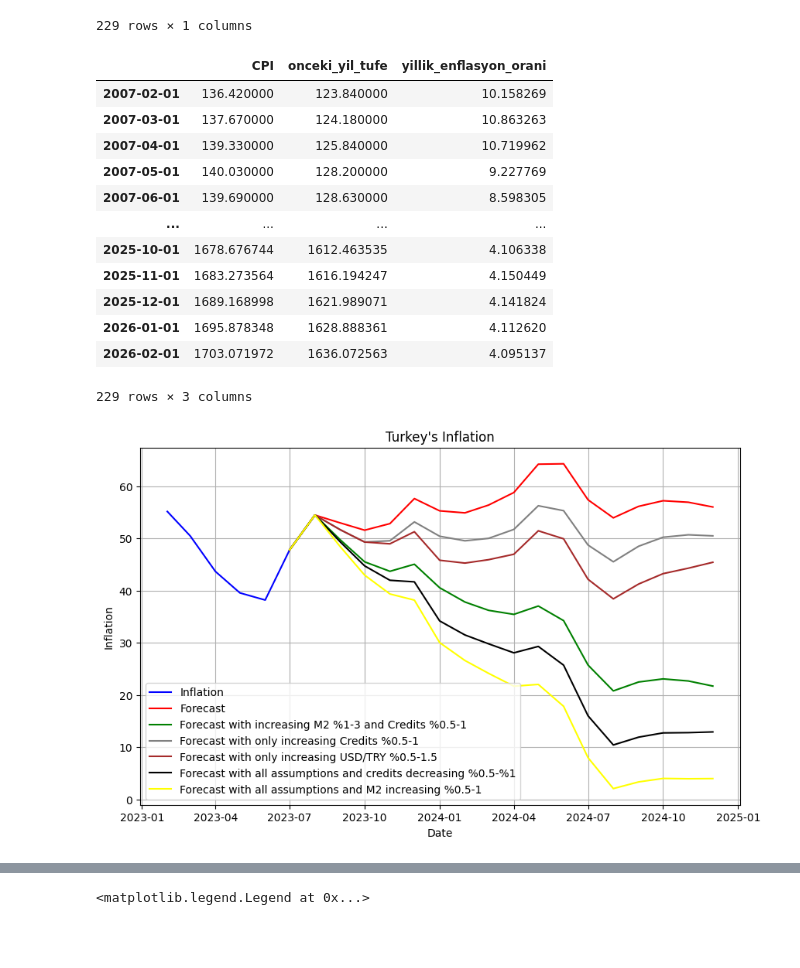
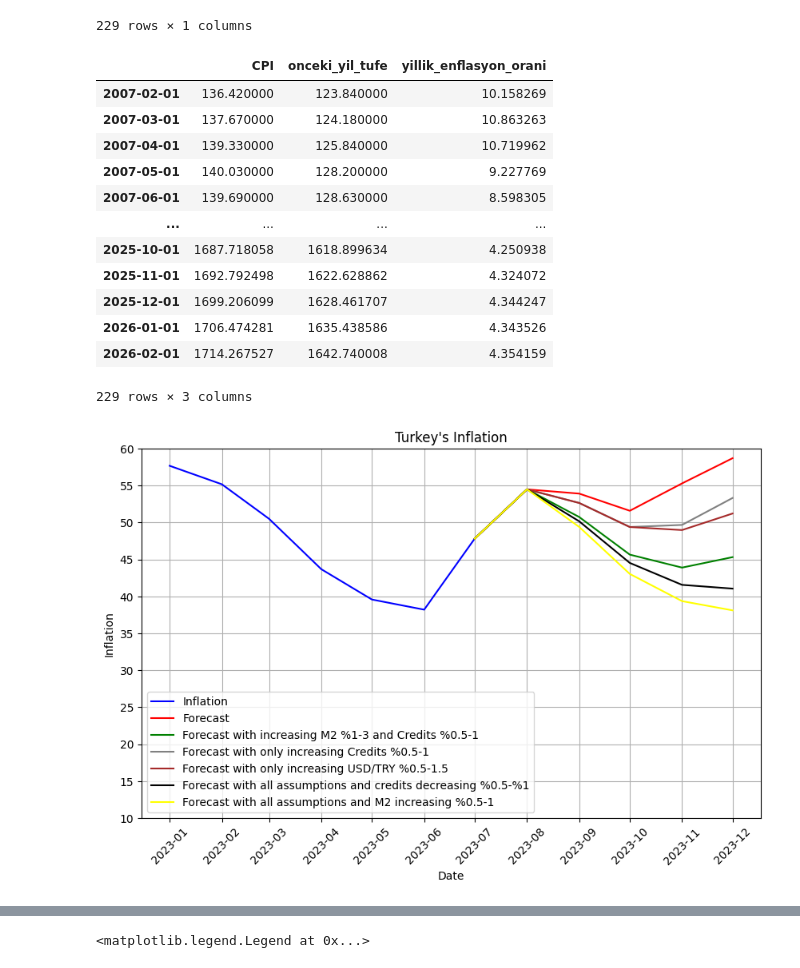
Before and after one commit to kaboya19/InflationForecast, a Jupyter notebook: InflationForecast.ipynb, the cells around one changed output, grey strips where cells are left out. Drawn from its saved outputs; the diff is of its cells as text; code cells hidden in the pictures; blank space fills up the shorter version.

```diff
--- a/InflationForecast.ipynb
+++ b/InflationForecast.ipynb
@@ -839,7 +839,7 @@ usdtahmin
 
 usdtahmin["USD Tahmin"]=usdtahmin["USD Tahmin"].shift(1)
 usdtahmin.iloc[0,0]=26.94
-usdtahmin.iloc[1,0]=25.9
+usdtahmin.iloc[1,0]=26.50
 usdtahmin["USD Tahmin Assumption 2"]=usdtahmin["USD Tahmin"]
 for i in range(0, len(usdtahmin)-3):
 
@@ -1255,11 +1255,11 @@ dfas6
 | 2007-05-01 | 140.030000 | 128.200000 | 9.227769 |
 | 2007-06-01 | 139.690000 | 128.630000 | 8.598305 |
 | ... | ... | ... | ... |
-| 2025-10-01 | 1678.676744 | 1612.463535 | 4.106338 |
-| 2025-11-01 | 1683.273564 | 1616.194247 | 4.150449 |
-| 2025-12-01 | 1689.168998 | 1621.989071 | 4.141824 |
-| 2026-01-01 | 1695.878348 | 1628.888361 | 4.112620 |
-| 2026-02-01 | 1703.071972 | 1636.072563 | 4.095137 |
+| 2025-10-01 | 1687.718058 | 1618.899634 | 4.250938 |
+| 2025-11-01 | 1692.792498 | 1622.628862 | 4.324072 |
+| 2025-12-01 | 1699.206099 | 1628.461707 | 4.344247 |
+| 2026-01-01 | 1706.474281 | 1635.438586 | 4.343526 |
+| 2026-02-01 | 1714.267527 | 1642.740008 | 4.354159 |
 229 rows × 3 columns
 # %%
 dfas2=dfas2.head(228)
@@ -1269,27 +1269,42 @@ dfas5=dfas5.head(228)
 dfas6=dfas6.head(228)
 # %%
 dates=pd.date_range('2008-02-01','2026-02-01' , freq='1M')-pd.offsets.MonthBegin(1)
-
+dff.iloc[201,0]=1732
+dff.iloc[201,2]=55.3
+dff.iloc[202,0]=1791
+dff.iloc[202,2]=58.71
 
 
 # Grafik çizdirelim
 plt.figure(figsize=(10, 6))
-plt.plot(dff.iloc[192:198]["yillik_enflasyon_orani"], label='Inflation', color='blue')
-plt.plot(dff.iloc[197:215]["yillik_enflasyon_orani"],label='Forecast', color='red')
-plt.plot(dfas2.iloc[197:215]["yillik_enflasyon_orani"],label='Forecast with increasing M2 %1-3 and Credits %0.5-1', color='green')
-plt.plot(dfas3.iloc[197:215]["yillik_enflasyon_orani"],label='Forecast with only increasing Credits %0.5-1', color='gray')
-plt.plot(dfas4.iloc[197:215]["yillik_enflasyon_orani"],label='Forecast with only increasing USD/TRY %0.5-1.5', color='brown')
-plt.plot(dfas5.iloc[197:215]["yillik_enflasyon_orani"],label='Forecast with all assumptions and credits decreasing %0.5-%1', color='black')
-plt.plot(dfas6.iloc[197:215]["yillik_enflasyon_orani"],label='Forecast with all assumptions and M2 increasing %0.5-1', color='yellow')
+plt.plot(dff.iloc[191:198]["yillik_enflasyon_orani"], label='Inflation', color='blue')
+plt.plot(dff.iloc[197:203]["yillik_enflasyon_orani"],label='Forecast', color='red')
+
+
+plt.plot(dfas2.iloc[197:203]["yillik_enflasyon_orani"],label='Forecast with increasing M2 %1-3 and Credits %0.5-1', color='green')
+plt.plot(dfas3.iloc[197:203]["yillik_enflasyon_orani"],label='Forecast with only increasing Credits %0.5-1', color='gray')
+plt.plot(dfas4.iloc[197:203]["yillik_enflasyon_orani"],label='Forecast with only increasing USD/TRY %0.5-1.5', color='brown')
+plt.plot(dfas5.iloc[197:203]["yillik_enflasyon_orani"],label='Forecast with all assumptions and credits decreasing %0.5-%1', color='black')
+plt.plot(dfas6.iloc[197:203]["yillik_enflasyon_orani"],label='Forecast with all assumptions and M2 increasing %0.5-1', color='yellow')
 
 plt.xlabel('Date')
 plt.ylabel('Inflation')
+plt.xticks(dff.iloc[191:203].index, dff.iloc[191:203].index.strftime('%Y-%m'), rotation=45)
+y_max = int(max(dff["yillik_enflasyon_orani"].iloc[191:203]))
+y_min = 10
+y_interval = 0.5
+y_ticks = [y_min]
+while y_ticks[-1] < y_max:
+    y_ticks.append(y_ticks[-1] + 5)
+
+# Y ekseni etiketlerini ayarlama
+plt.yticks(y_ticks)
 plt.title("Turkey's Inflation")
 plt.legend()
 plt.grid(True)
 plt.show()
 # %% [output]
-[figure, old version]
+[figure, new version]
 # %%
 res6=[]
 for i in range(-211,0):
```
Also changed, not shown: parts of 10 cells of this notebook.
